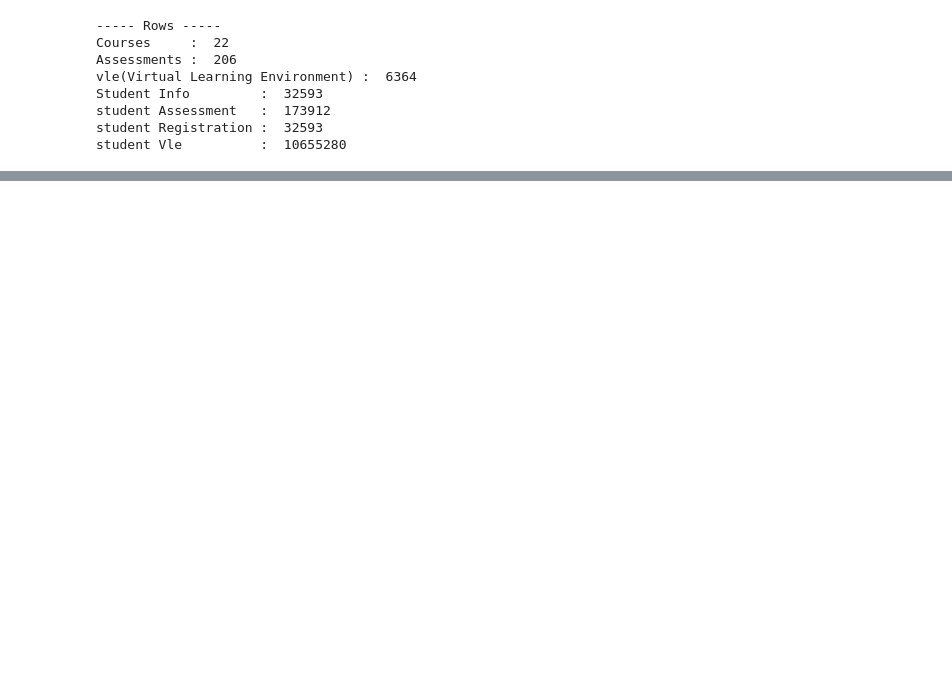
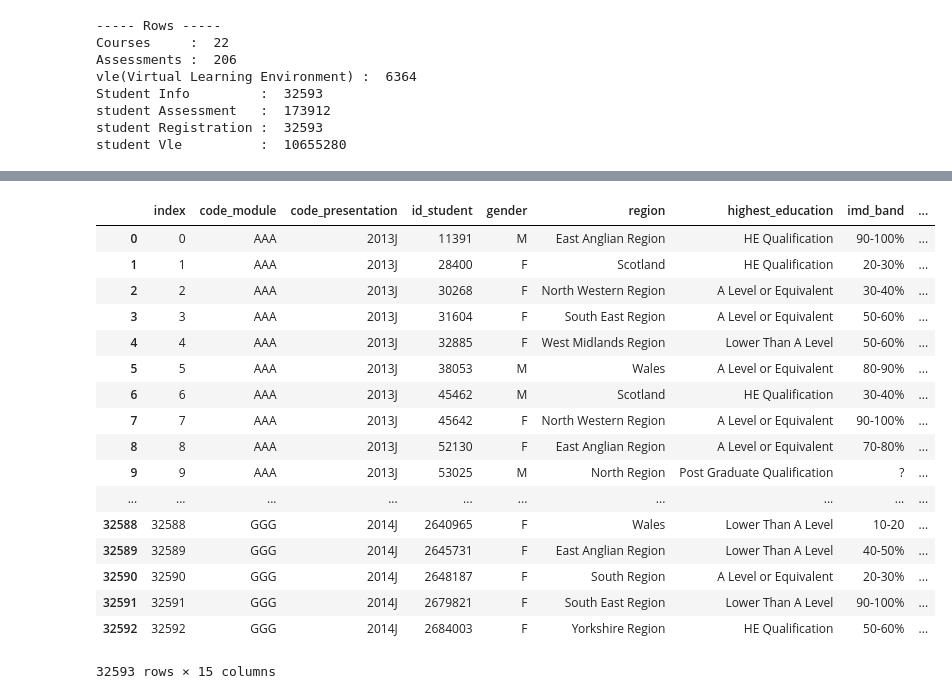
Before and after one commit to Heramb001/LearningAnalytics_Predicting_students_at-risk, a Jupyter notebook: CS_773_Data_Mining_Project_3_Feature_Engineering.ipynb, the cells around one changed output, grey strips where cells are left out. Drawn from its saved outputs; the diff is of its cells as text; code cells hidden in the pictures; blank space fills up the shorter version.

```diff
--- a/CS_773_Data_Mining_Project_3_Feature_Engineering.ipynb
+++ b/CS_773_Data_Mining_Project_3_Feature_Engineering.ipynb
@@ -54,0 +153,29 @@ TypeError: ufunc 'isnan' not supported for the input types, and the inputs could
+# %%
+#student_vle.info()
+student_clicks = student_vle.groupby(['id_student', 'code_module', 'code_presentation']).agg({'sum_click':['mean','sum']})
+student_clicks.reset_index(level=[0,1,2], inplace=True)
+student_clicks.columns = ['id_student', 'code_module', 'code_presentation', 'mean_clicks', 'sum_clicks']
+#student_clicks
+# merging student_clicks with student info
+student_course_info = pd.merge(student_info,student_clicks, how='left', left_on=['id_student', 'code_module', 'code_presentation'],right_on=['id_student', 'code_module', 'code_presentation'])
+student_course_info.reset_index(level=[0], inplace=True)
+student_course_info
+# %% [output]
+|  | index | code_module | code_presentation | id_student | gender | region | highest_education | imd_band | ... |
+| 0 | 0 | AAA | 2013J | 11391 | M | East Anglian Region | HE Qualification | 90-100% | ... |
+| 1 | 1 | AAA | 2013J | 28400 | F | Scotland | HE Qualification | 20-30% | ... |
+| 2 | 2 | AAA | 2013J | 30268 | F | North Western Region | A Level or Equivalent | 30-40% | ... |
+| 3 | 3 | AAA | 2013J | 31604 | F | South East Region | A Level or Equivalent | 50-60% | ... |
+| 4 | 4 | AAA | 2013J | 32885 | F | West Midlands Region | Lower Than A Level | 50-60% | ... |
+| 5 | 5 | AAA | 2013J | 38053 | M | Wales | A Level or Equivalent | 80-90% | ... |
+| 6 | 6 | AAA | 2013J | 45462 | M | Scotland | HE Qualification | 30-40% | ... |
+| 7 | 7 | AAA | 2013J | 45642 | F | North Western Region | A Level or Equivalent | 90-100% | ... |
+| 8 | 8 | AAA | 2013J | 52130 | F | East Anglian Region | A Level or Equivalent | 70-80% | ... |
+| 9 | 9 | AAA | 2013J | 53025 | M | North Region | Post Graduate Qualification | ? | ... |
+| ... | ... | ... | ... | ... | ... | ... | ... | ... | ... |
+| 32588 | 32588 | GGG | 2014J | 2640965 | F | Wales | Lower Than A Level | 10-20 | ... |
+| 32589 | 32589 | GGG | 2014J | 2645731 | F | East Anglian Region | Lower Than A Level | 40-50% | ... |
+| 32590 | 32590 | GGG | 2014J | 2648187 | F | South Region | A Level or Equivalent | 20-30% | ... |
+| 32591 | 32591 | GGG | 2014J | 2679821 | F | South East Region | Lower Than A Level | 90-100% | ... |
+| 32592 | 32592 | GGG | 2014J | 2684003 | F | Yorkshire Region | HE Qualification | 50-60% | ... |
+32593 rows × 15 columns
```
Also changed, not shown: parts of 14 cells of this notebook, 2 other files.
